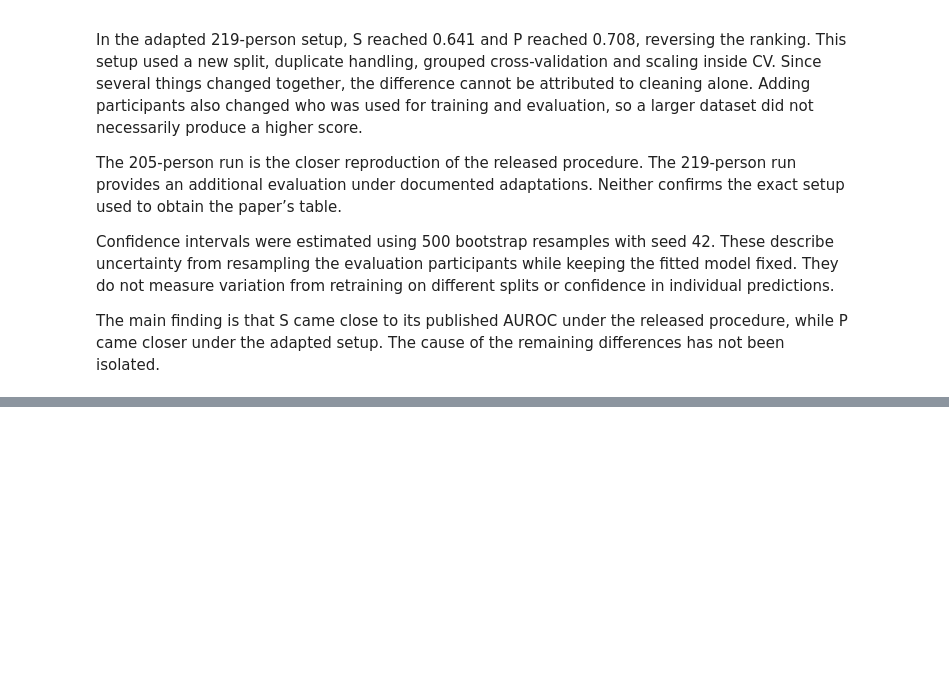
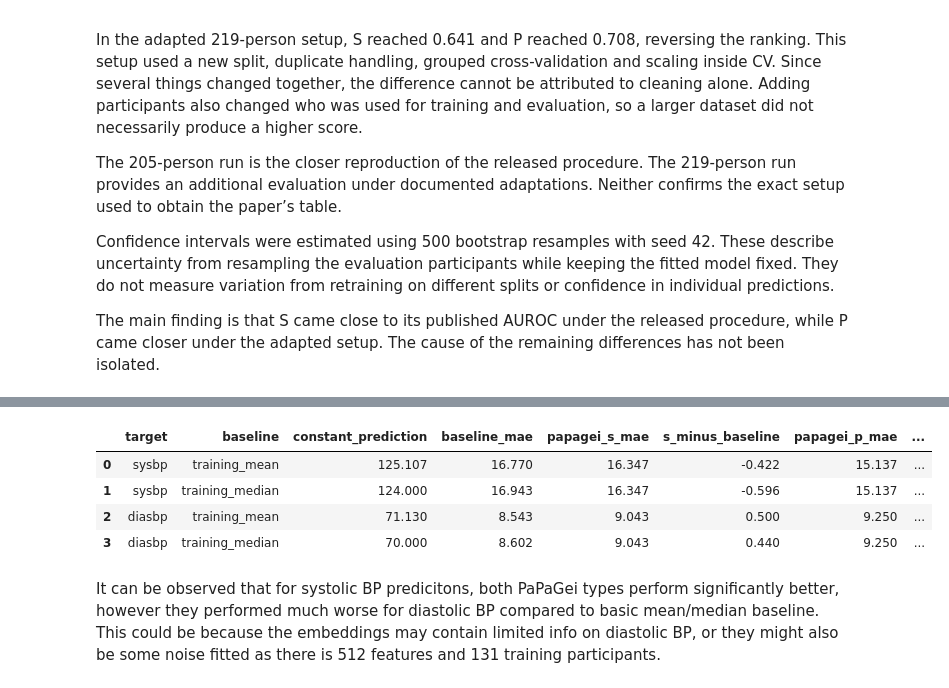
Before and after one commit to KHejralova/papagei-reproduction, a Jupyter notebook: 01_ppgbp_reprod.ipynb, the cells around one changed output, grey strips where cells are left out. Drawn from its saved outputs; the diff is of its cells as text; code cells hidden in the pictures; blank space fills up the shorter version.

```diff
--- a/01_ppgbp_reprod.ipynb
+++ b/01_ppgbp_reprod.ipynb
@@ -3050,0 +3203,56 @@ The main finding is that S came close to its published AUROC under the released
+# %%
+#the saved PaPaGei results are matched to each baseline and BP target
+#positive differences mean higher error for PaPaGei than the baseline
+#the comparison is saved with full precision and displayed rounded
+
+papagei_bp_results = pd.read_csv(
+    baseline_project_dir / "results"
+    / "reproduction_219_seed42" / "final_bp_results.csv"
+)
+
+papagei_mae = papagei_bp_results.pivot(
+    index="target",
+    columns="model",
+    values="mae"
+).rename(columns={
+    "papagei_s": "papagei_s_mae",
+    "papagei_p": "papagei_p_mae"
+}).reset_index()
+
+bp_baseline_comparison = (
+    bp_baseline_results
+    .rename(columns={"mae": "baseline_mae"})
+    .merge(papagei_mae, on="target", validate="many_to_one")
+)
+
+assert bp_baseline_comparison[
+    ["papagei_s_mae", "papagei_p_mae"]
+].notna().all().all()
+
+bp_baseline_comparison["s_minus_baseline"] = (
+    bp_baseline_comparison["papagei_s_mae"]
+    - bp_baseline_comparison["baseline_mae"]
+)
+bp_baseline_comparison["p_minus_baseline"] = (
+    bp_baseline_comparison["papagei_p_mae"]
+    - bp_baseline_comparison["baseline_mae"]
+)
+
+bp_baseline_comparison.to_csv(
+    baseline_results_dir / "bp_baseline_papagei_comparison_219.csv",
+    index=False
+)
+
+display(bp_baseline_comparison[[
+    "target", "baseline", "constant_prediction", "baseline_mae",
+    "papagei_s_mae", "s_minus_baseline",
+    "papagei_p_mae", "p_minus_baseline"
+]].round(3))
+# %% [output]
+|  | target | baseline | constant_prediction | baseline_mae | papagei_s_mae | s_minus_baseline | papagei_p_mae | ... |
+| 0 | sysbp | training_mean | 125.107 | 16.770 | 16.347 | -0.422 | 15.137 | ... |
+| 1 | sysbp | training_median | 124.000 | 16.943 | 16.347 | -0.596 | 15.137 | ... |
+| 2 | diasbp | training_mean | 71.130 | 8.543 | 9.043 | 0.500 | 9.250 | ... |
+| 3 | diasbp | training_median | 70.000 | 8.602 | 9.043 | 0.440 | 9.250 | ... |
+# %% [markdown]
+It can be observed that for systolic BP predicitons, both PaPaGei types perform significantly better, however they performed much worse for diastolic BP compared to basic mean/median baseline. This could be because the embeddings may contain limited info on diastolic BP, or they might also be some noise fitted as there is 512 features and 131 training participants.
```
Also changed, not shown: parts of 35 cells of this notebook, 28 other files.
